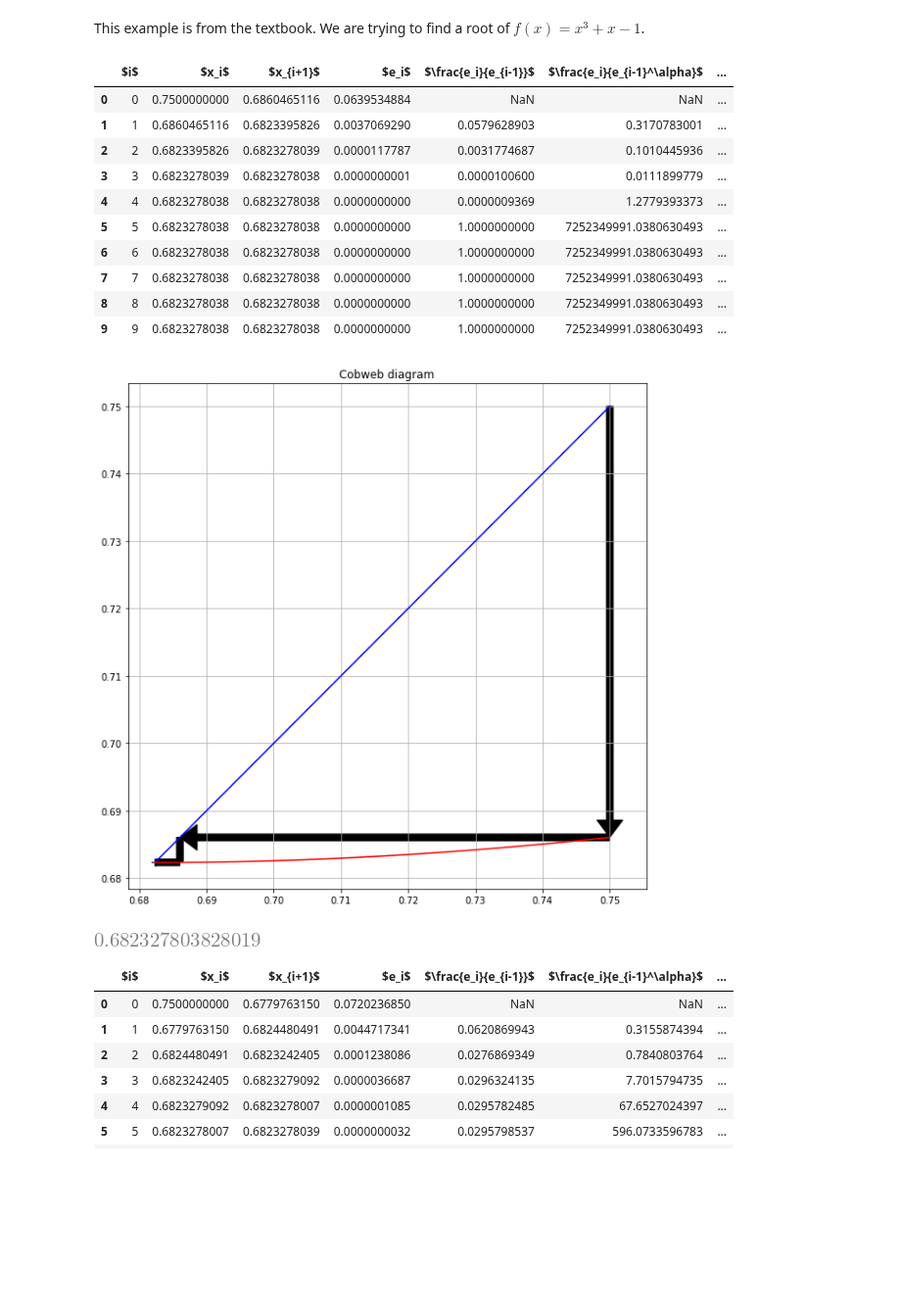
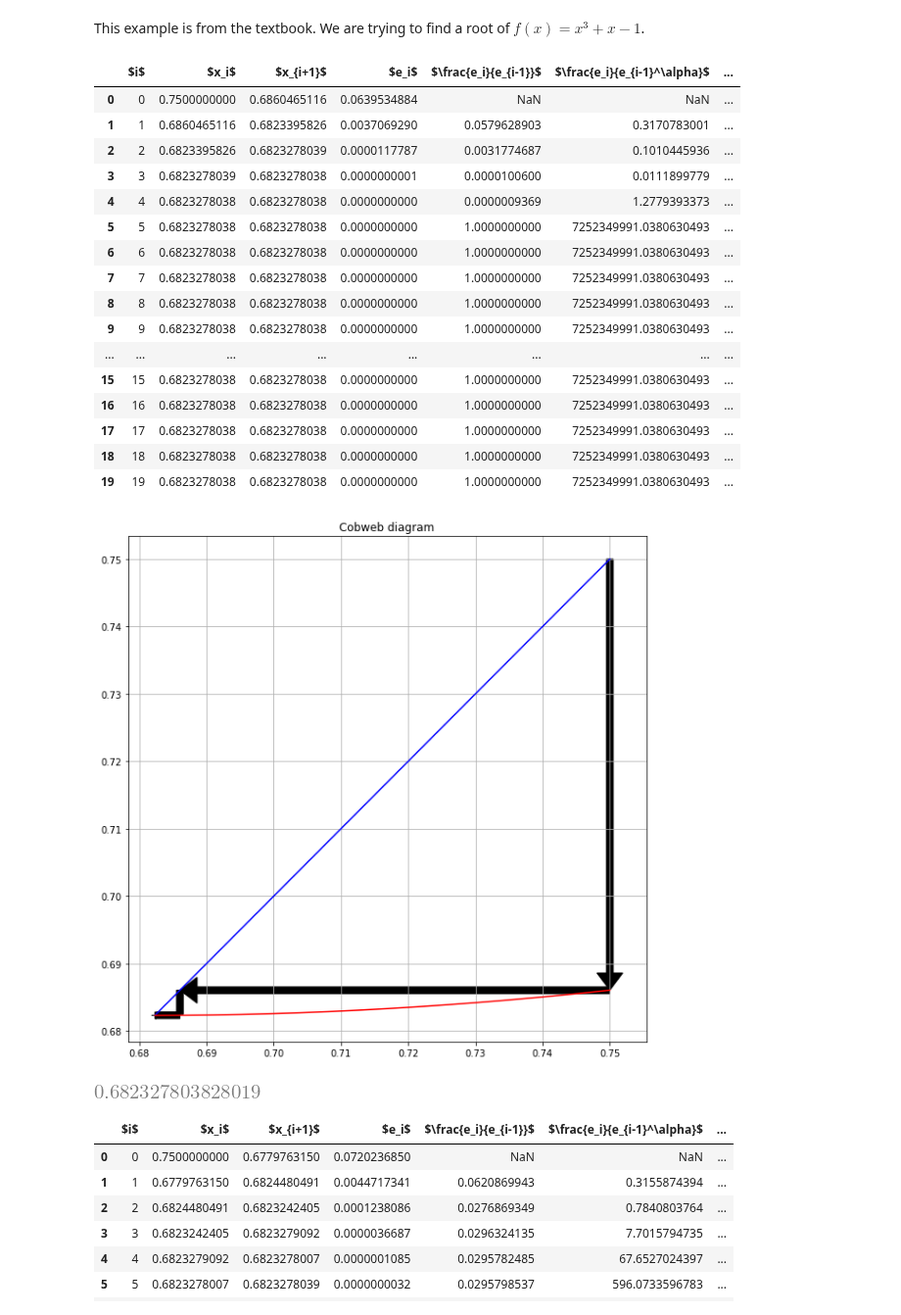
Before and after one commit to tclaudioe/Scientific-Computing, a Jupyter notebook: SC1v2/03_roots_of_1D_equations.ipynb, the cells around one changed output. Shown at 98% size. Saved outputs shown, nothing was run; the diff lists cells and outputs as text; code cells hidden in the pictures; blank space fills up the shorter version.

```diff
--- a/SC1v2/03_roots_of_1D_equations.ipynb
+++ b/SC1v2/03_roots_of_1D_equations.ipynb
@@ -409,23 +401,29 @@ This example is from the textbook. We are trying to find a root of $f(x)=x^3+x-1
 # %%
 # These are the three functions proposed.
 g1 = lambda x: 1-x**3
 g2 = lambda x: (1-x)**(1/3)
 g3 = lambda x: (1+2*x**3)/(1+3*x**2)
 # Change the input function to evaluate different functions.
 # Are the three functions convergent fixed point iterations?
-fpi(g3, 0.75, 10, True)
+fpi(g3, 0.75, 20, True)
 # %% [output]
 |  | $i$ | $x_i$ | $x_{i+1}$ | $e_i$ | $\frac{e_i}{e_{i-1}}$ | $\frac{e_i}{e_{i-1}^\alpha}$ | ... |
 | 0 | 0 | 0.7500000000 | 0.6860465116 | 0.0639534884 | NaN | NaN | ... |
 | 1 | 1 | 0.6860465116 | 0.6823395826 | 0.0037069290 | 0.0579628903 | 0.3170783001 | ... |
 | 2 | 2 | 0.6823395826 | 0.6823278039 | 0.0000117787 | 0.0031774687 | 0.1010445936 | ... |
 | 3 | 3 | 0.6823278039 | 0.6823278038 | 0.0000000001 | 0.0000100600 | 0.0111899779 | ... |
 | 4 | 4 | 0.6823278038 | 0.6823278038 | 0.0000000000 | 0.0000009369 | 1.2779393373 | ... |
 | 5 | 5 | 0.6823278038 | 0.6823278038 | 0.0000000000 | 1.0000000000 | 7252349991.0380630493 | ... |
 | 6 | 6 | 0.6823278038 | 0.6823278038 | 0.0000000000 | 1.0000000000 | 7252349991.0380630493 | ... |
 | 7 | 7 | 0.6823278038 | 0.6823278038 | 0.0000000000 | 1.0000000000 | 7252349991.0380630493 | ... |
 | 8 | 8 | 0.6823278038 | 0.6823278038 | 0.0000000000 | 1.0000000000 | 7252349991.0380630493 | ... |
 | 9 | 9 | 0.6823278038 | 0.6823278038 | 0.0000000000 | 1.0000000000 | 7252349991.0380630493 | ... |
+| ... | ... | ... | ... | ... | ... | ... | ... |
+| 15 | 15 | 0.6823278038 | 0.6823278038 | 0.0000000000 | 1.0000000000 | 7252349991.0380630493 | ... |
+| 16 | 16 | 0.6823278038 | 0.6823278038 | 0.0000000000 | 1.0000000000 | 7252349991.0380630493 | ... |
+| 17 | 17 | 0.6823278038 | 0.6823278038 | 0.0000000000 | 1.0000000000 | 7252349991.0380630493 | ... |
+| 18 | 18 | 0.6823278038 | 0.6823278038 | 0.0000000000 | 1.0000000000 | 7252349991.0380630493 | ... |
+| 19 | 19 | 0.6823278038 | 0.6823278038 | 0.0000000000 | 1.0000000000 | 7252349991.0380630493 | ... |
 [figure]
 [figure]
 # %%
```
Also changed, not shown: parts of 7 cells of this notebook, 1 other file.
